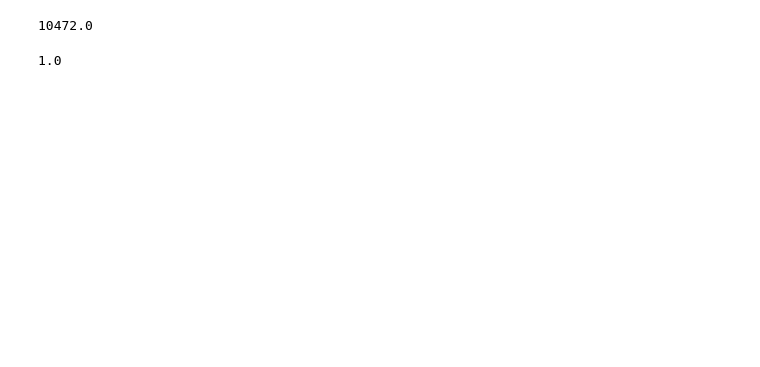
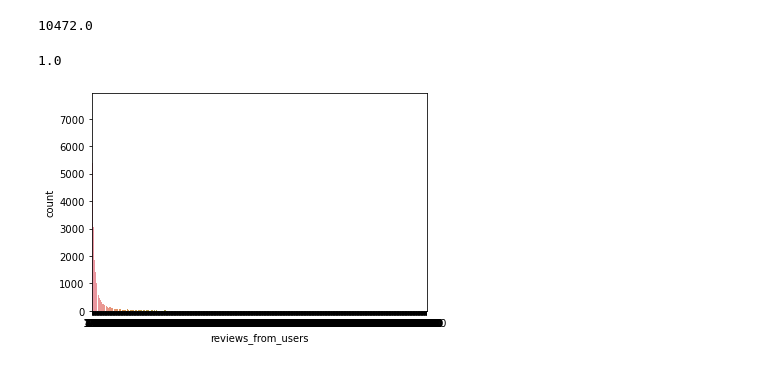
Before and after one commit to Pnat1/No_more_film_scrolling, a Jupyter notebook: notebooks/cleaning_dataset_movies_imdb.ipynb, the cells around one changed output. Saved outputs shown, nothing was run; the diff lists cells and outputs as text; code cells hidden in the pictures; blank space fills up the shorter version.

```diff
--- a/notebooks/cleaning_dataset_movies_imdb.ipynb
+++ b/notebooks/cleaning_dataset_movies_imdb.ipynb
@@ -216,3 +283,7 @@ df_mov_nam.reviews_from_users.max()
 df_mov_nam.reviews_from_users.min()
 # %% [output]
 1.0
+# %%
+meta = sns.countplot(data=df_mov_nam, x="reviews_from_users")
+# %% [output]
+[figure, added]
```
Also changed, not shown: parts of 18 cells of this notebook.
